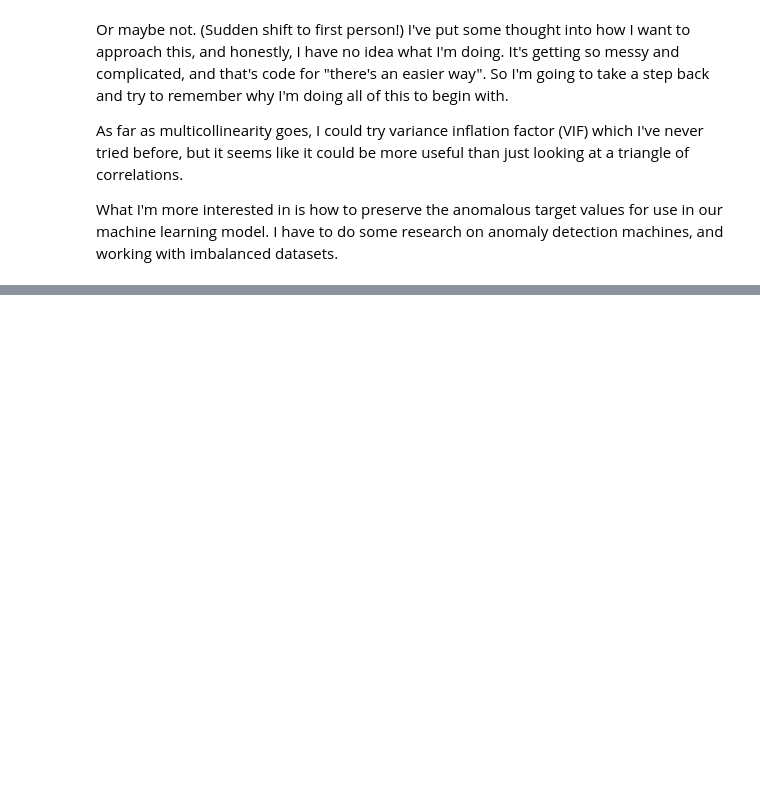
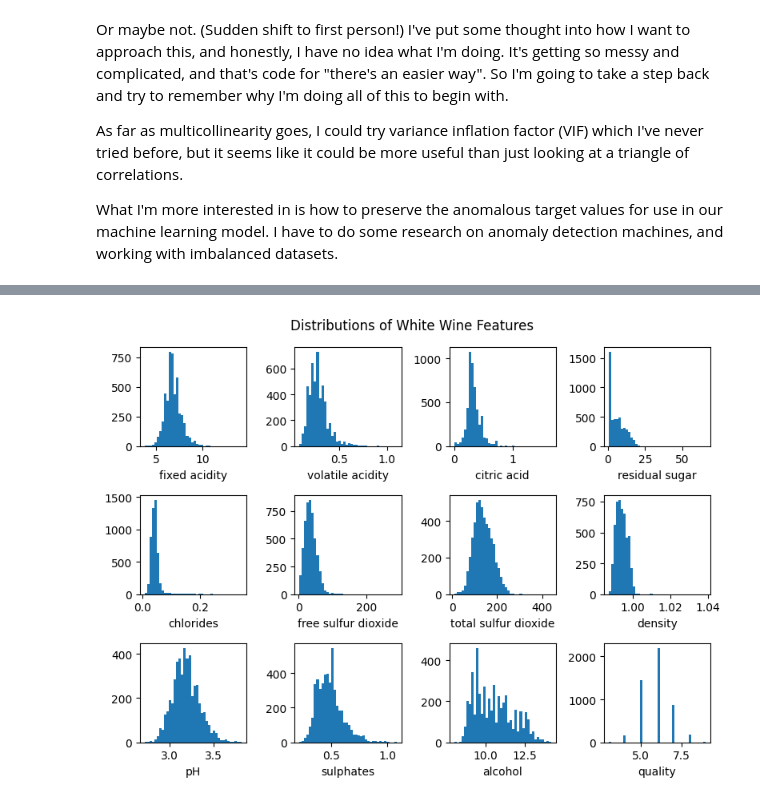
Before and after one commit to zdravoj/data-science-foundations, a Jupyter notebook: UCI_wine_quality.ipynb, the cells around one changed output, grey strips where cells are left out. Saved outputs shown, nothing was run; the diff lists cells and outputs as text; code cells hidden in the pictures; blank space fills up the shorter version.

```diff
--- a/UCI_wine_quality.ipynb
+++ b/UCI_wine_quality.ipynb
@@ -888,0 +982,4 @@ What I'm more interested in is how to preserve the anomalous target values for u
+# %%
+graph_distributions(white_df, "White")
+# %% [output]
+[figure, added]
```
Also changed, not shown: parts of 18 cells of this notebook.
